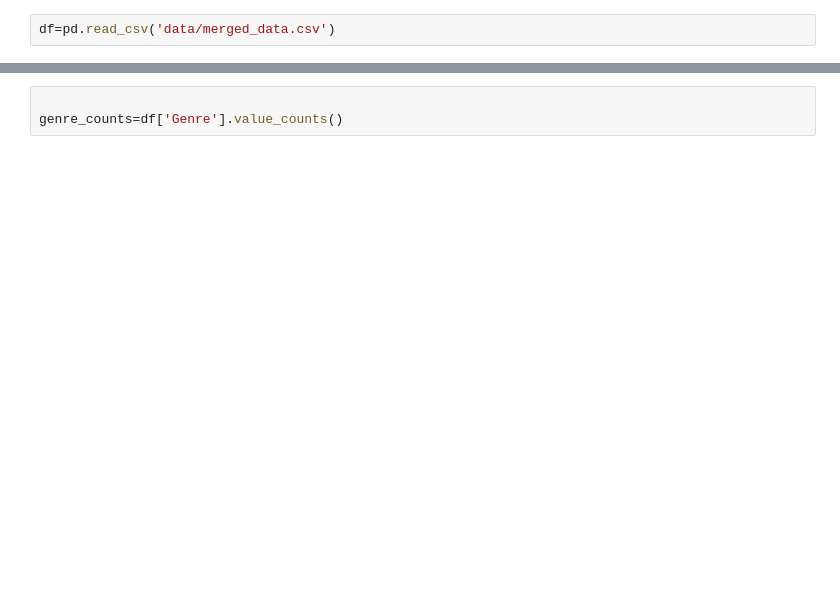
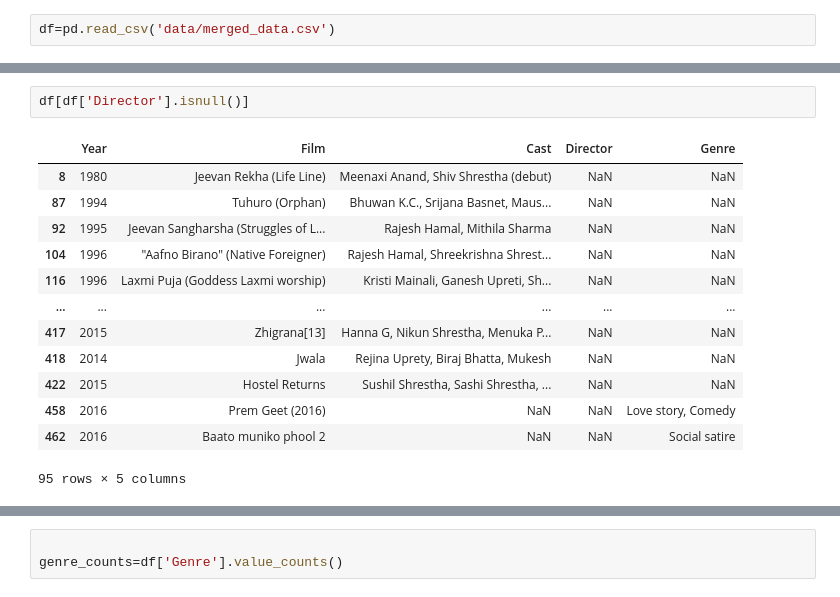
Before and after one commit to Suneel5/Nepali-movie-recomendation-system, a Jupyter notebook: data-cleaning.ipynb, the cells around one changed output, grey strips where cells are left out. Cells and saved outputs as stored; diff of their text form; blank space fills up the shorter version.

```diff
--- a/data-cleaning.ipynb
+++ b/data-cleaning.ipynb
@@ -14,0 +141,16 @@ df.head()
+# %%
+df[df['Director'].isnull()]
+# %% [output]
+|  | Year | Film | Cast | Director | Genre |
+| 8 | 1980 | Jeevan Rekha (Life Line) | Meenaxi Anand, Shiv Shrestha (debut) | NaN | NaN |
+| 87 | 1994 | Tuhuro (Orphan) | Bhuwan K.C., Srijana Basnet, Maus... | NaN | NaN |
+| 92 | 1995 | Jeevan Sangharsha (Struggles of L... | Rajesh Hamal, Mithila Sharma | NaN | NaN |
+| 104 | 1996 | "Aafno Birano" (Native Foreigner) | Rajesh Hamal, Shreekrishna Shrest... | NaN | NaN |
+| 116 | 1996 | Laxmi Puja (Goddess Laxmi worship) | Kristi Mainali, Ganesh Upreti, Sh... | NaN | NaN |
+| ... | ... | ... | ... | ... | ... |
+| 417 | 2015 | Zhigrana[13] | Hanna G, Nikun Shrestha, Menuka P... | NaN | NaN |
+| 418 | 2014 | Jwala | Rejina Uprety, Biraj Bhatta, Mukesh | NaN | NaN |
+| 422 | 2015 | Hostel Returns | Sushil Shrestha, Sashi Shrestha, ... | NaN | NaN |
+| 458 | 2016 | Prem Geet (2016) | NaN | NaN | Love story, Comedy |
+| 462 | 2016 | Baato muniko phool 2 | NaN | NaN | Social satire |
+95 rows × 5 columns
```
Also changed, not shown: parts of 34 cells of this notebook, 18 other files.
